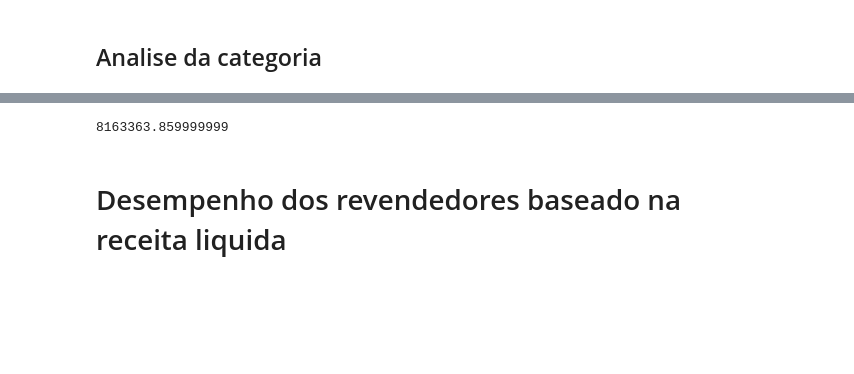
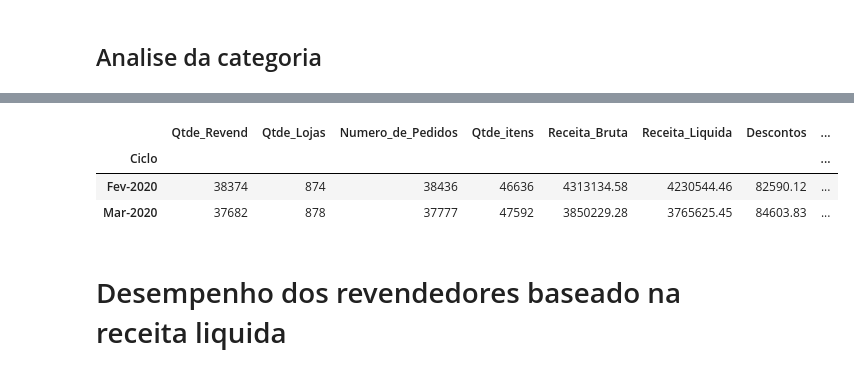
Before and after one commit to WanderScheidegger/Boticario_case, a Jupyter notebook: case_boticario.ipynb, the cells around one changed output, grey strips where cells are left out. Cells and saved outputs as stored; diff of their text form; code cells hidden in the pictures; blank space fills up the shorter version.

```diff
--- a/case_boticario.ipynb
+++ b/case_boticario.ipynb
@@ -112,10 +120,34 @@ revendedores = base.groupby(['Revendedor', 'Ciclo', 'Franqueado', 'Loja']).\
     agg({'Receita_Bruta':'sum', 'Receita_Liquida':'sum', \
         'Desconto':'sum', 'Pedido_Valor_Volume':'sum', 'z_Numero_de_Pedidos':'nunique'}).round(3).reset_index().\
     rename(columns={"Pedido_Valor_Volume": "Qtde_itens", 'z_Numero_de_Pedidos': 'Numero_de_Pedidos'}).sort_values(by='Receita_Bruta', ascending=False)
-# %%
-revendedores['Receita_Bruta'].sum()#.head(20).sort_values(by='Numero_de_Pedidos', ascending=False)
-# %% [output]
-8163363.859999999
+# %%
+#Numero total de pedidos
+totais_ciclo = revendedores.groupby(['Ciclo']).agg({'Revendedor':'nunique','Loja':'nunique' ,'Numero_de_Pedidos':'sum', 'Qtde_itens':'sum',\
+    'Numero_de_Pedidos':'sum', 'Receita_Bruta':'sum', 'Receita_Liquida':'sum'}).rename(columns={'Revendedor':'Qtde_Revend', 'Loja':'Qtde_Lojas'})
+
+totais_ciclo['Descontos'] = totais_ciclo['Receita_Bruta'] - totais_ciclo['Receita_Liquida']
+
+totais_ciclo['% Qtde_Revend'] = totais_ciclo.apply(lambda x: round(100 - (100 * ((totais_ciclo['Qtde_Revend'].sum() - \
+    x['Qtde_Revend']) / x['Qtde_Revend'])), 2), axis=1)
+totais_ciclo['% Qtde_Lojas'] = totais_ciclo.apply(lambda x: round(100 - (100 * ((totais_ciclo['Qtde_Lojas'].sum() - \
+    x['Qtde_Lojas']) / x['Qtde_Lojas'])), 2), axis=1)
+totais_ciclo['% Numero_de_Pedidos'] = totais_ciclo.apply(lambda x: round(100 - (100 * ((totais_ciclo['Numero_de_Pedidos'].sum() - \
+    x['Numero_de_Pedidos']) / x['Numero_de_Pedidos'])), 2), axis=1)
+totais_ciclo['% itens'] = totais_ciclo.apply(lambda x: round(100 - (100 * ((totais_ciclo['Qtde_itens'].sum() - \
+    x['Qtde_itens']) / x['Qtde_itens'])), 2), axis=1)
+totais_ciclo['% Receita_Bruta'] = totais_ciclo.apply(lambda x: round(100 - (100 * ((totais_ciclo['Receita_Bruta'].sum() - \
+    x['Receita_Bruta']) / x['Receita_Bruta'])), 2), axis=1)
+totais_ciclo['% Receita_Liquida'] = totais_ciclo.apply(lambda x: round(100 - (100 * ((totais_ciclo['Receita_Liquida'].sum() - \
+    x['Receita_Liquida']) / x['Receita_Liquida'])), 2), axis=1)
+totais_ciclo['% Descontos'] = totais_ciclo.apply(lambda x: round(100 - (100 * ((totais_ciclo['Descontos'].sum() - \
+    x['Descontos']) / x['Descontos'])), 2), axis=1)
+
+totais_ciclo
+# %% [output]
+|  | Qtde_Revend | Qtde_Lojas | Numero_de_Pedidos | Qtde_itens | Receita_Bruta | Receita_Liquida | Descontos | ... |
+| Ciclo |  |  |  |  |  |  |  | ... |
+| Fev-2020 | 38374 | 874 | 38436 | 46636 | 4313134.58 | 4230544.46 | 82590.12 | ... |
+| Mar-2020 | 37682 | 878 | 37777 | 47592 | 3850229.28 | 3765625.45 | 84603.83 | ... |
 # %% [markdown]
 # Desempenho dos revendedores baseado na receita liquida
 # %%
```
Also changed, not shown: parts of 14 cells of this notebook.
